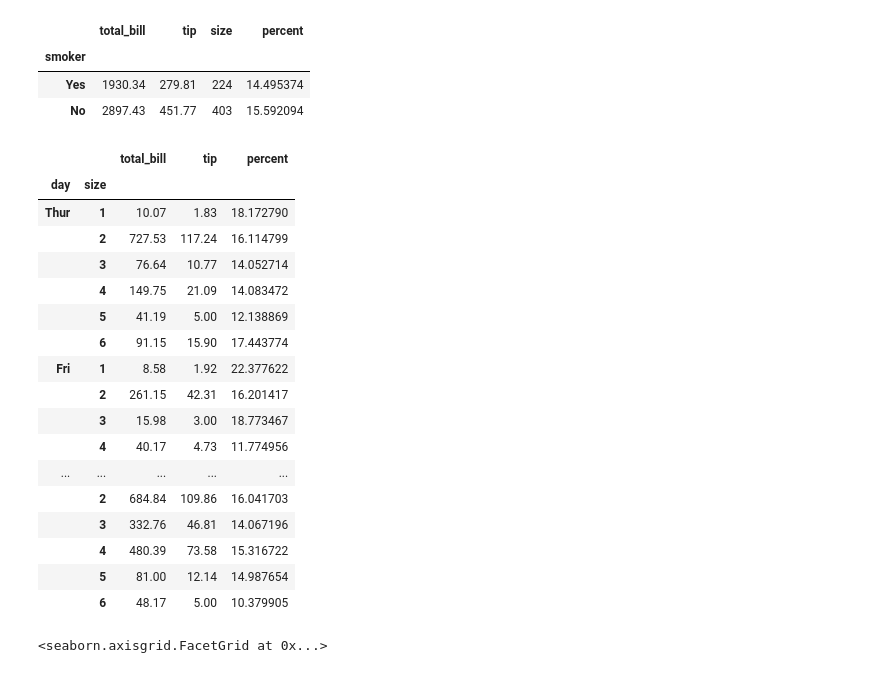
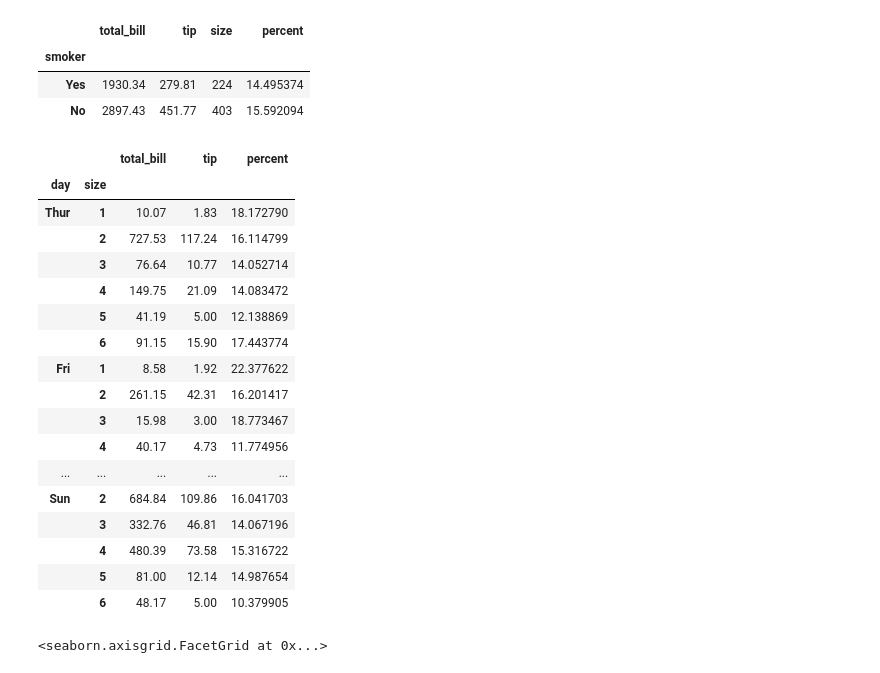
Before and after one commit to alibabamir/ml_teach, a Jupyter notebook: Linear_Regression_Tips.ipynb, the cells around one changed output. Drawn from its saved outputs; the diff is of its cells as text; code cells hidden in the pictures.

```diff
--- a/Linear_Regression_Tips.ipynb
+++ b/Linear_Regression_Tips.ipynb
@@ -108,25 +108,25 @@ df3
 | Yes | 1930.34 | 279.81 | 224 | 14.495374 |
 | No | 2897.43 | 451.77 | 403 | 15.592094 |
 # %%
-df4= df.groupby(['day','size']).sum()
+df4= df.groupby(['day','size']).sum(numeric_only=True)
 df4['percent'] = df4['tip']/df4['total_bill']*100
 df4.dropna() # drop null rows
 df4
 # %% [output]
 |  |  | total_bill | tip | percent |
 | day | size |  |  |  |
 | Thur | 1 | 10.07 | 1.83 | 18.172790 |
 |  | 2 | 727.53 | 117.24 | 16.114799 |
 |  | 3 | 76.64 | 10.77 | 14.052714 |
 |  | 4 | 149.75 | 21.09 | 14.083472 |
 |  | 5 | 41.19 | 5.00 | 12.138869 |
 |  | 6 | 91.15 | 15.90 | 17.443774 |
 | Fri | 1 | 8.58 | 1.92 | 22.377622 |
 |  | 2 | 261.15 | 42.31 | 16.201417 |
 |  | 3 | 15.98 | 3.00 | 18.773467 |
 |  | 4 | 40.17 | 4.73 | 11.774956 |
 | ... | ... | ... | ... | ... |
-|  | 2 | 684.84 | 109.86 | 16.041703 |
+| Sun | 2 | 684.84 | 109.86 | 16.041703 |
 |  | 3 | 332.76 | 46.81 | 14.067196 |
 |  | 4 | 480.39 | 73.58 | 15.316722 |
 |  | 5 | 81.00 | 12.14 | 14.987654 |
```
Also changed, not shown: parts of 12 cells of this notebook, 16 other files.
